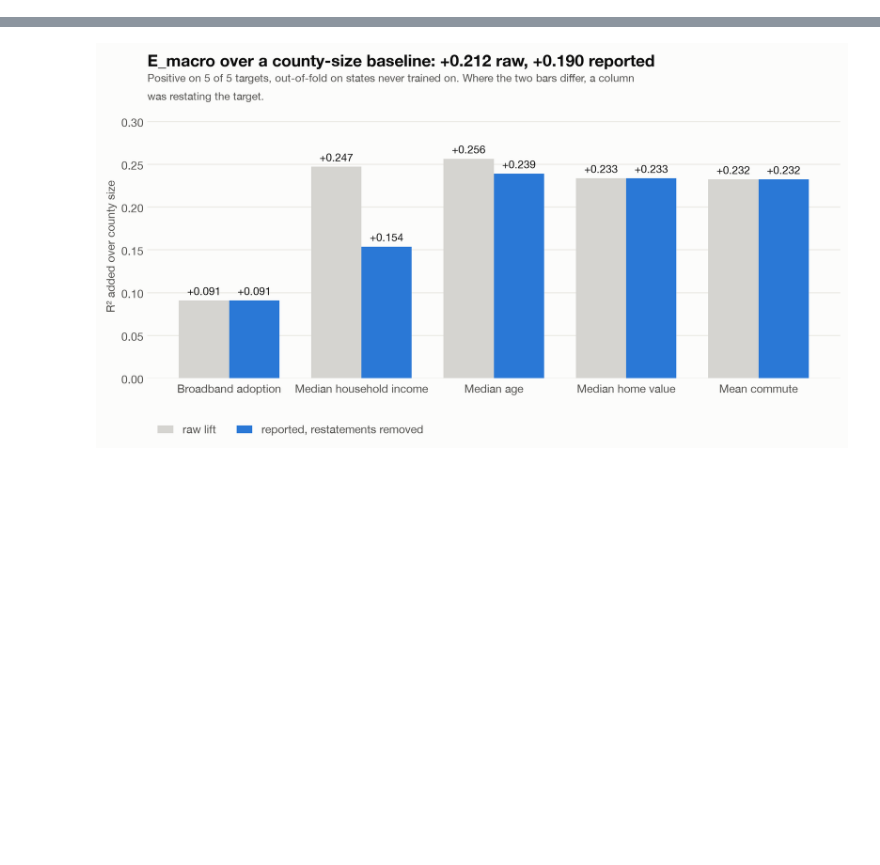
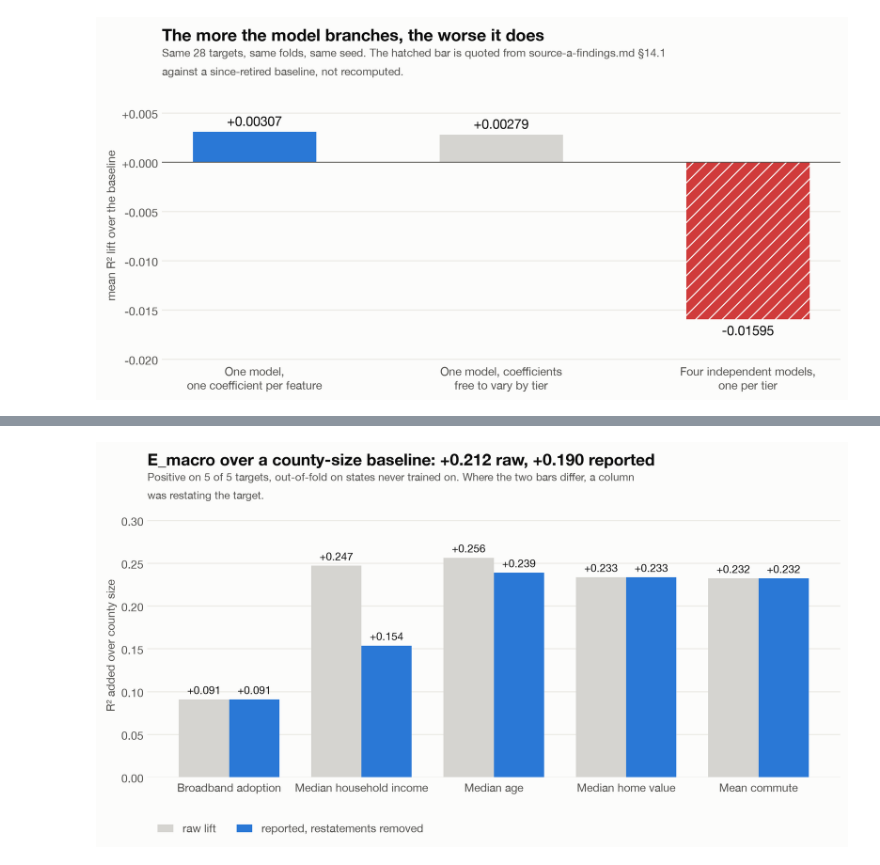
Before and after one commit to Max-Garcia-06/macro_embeddings, a Jupyter notebook: analysis-output/E_macro_pillar_worth_2026-08-13.ipynb, the cells around one changed output, grey strips where cells are left out. Cells and saved outputs as stored; diff of their text form; code cells hidden in the pictures; blank space fills up the shorter version.

```diff
--- a/analysis-output/E_macro_pillar_worth_2026-08-13.ipynb
+++ b/analysis-output/E_macro_pillar_worth_2026-08-13.ipynb
@@ -201,0 +256,37 @@ renegotiated afterwards — full text in appendix A2.
+# %%
+# The third bar is quoted from source-a-findings.md section 14.1, not recomputed:
+# it was measured once against a baseline that has since been retired and was not
+# re-run, because a result that far negative does not turn on a fourth-decimal
+# baseline change. Marked hatched in the figure and stated in the subtitle so it is
+# never mistaken for a fresh number. Every other figure in this notebook is
+# computed from the artifacts.
+PER_TIER_FITS = -0.01595
+
+arms = [
+    ("One model,\none coefficient per feature",
+     arep["variants"]["extracted_sections"]["mean_lift"], BLUE, None),
+    ("One model, coefficients\nfree to vary by tier",
+     arep["variants"]["sections_x_tier"]["mean_lift"], MUTED, None),
+    ("Four independent models,\none per tier",
+     PER_TIER_FITS, CRITICAL, "//"),
+]
+x = np.arange(len(arms))
+vals = [a[1] for a in arms]
+fig, ax = plt.subplots(figsize=(11, 4.4))
+ax.bar(x, vals, 0.5, color=[a[2] for a in arms],
+       hatch=[a[3] for a in arms], edgecolor=SURFACE, linewidth=0)
+ax.axhline(0, color=INK2, linewidth=0.8)
+ax.set_xticks(x)
+ax.set_xticklabels([a[0] for a in arms])
+pad = (max(vals) - min(vals)) * 0.22
+ax.set_ylim(min(vals) - pad, max(vals) + pad)
+label_bars(ax, x, vals, "{:+.5f}", size=12)
+ax.yaxis.set_major_formatter(FuncFormatter(lambda v, _: f"{v:+.3f}"))
+ax.set_ylabel("mean R² lift over the baseline", fontsize=10.5, color=INK2)
+style(ax,
+      "The more the model branches, the worse it does",
+      "Same 28 targets, same folds, same seed. The hatched bar is quoted from "
+      "source-a-findings.md §14.1 against a since-retired baseline, not recomputed.")
+plt.show()
+# %% [output]
+[figure, added]
```
Also changed, not shown: parts of 28 cells of this notebook, 2 other files.
